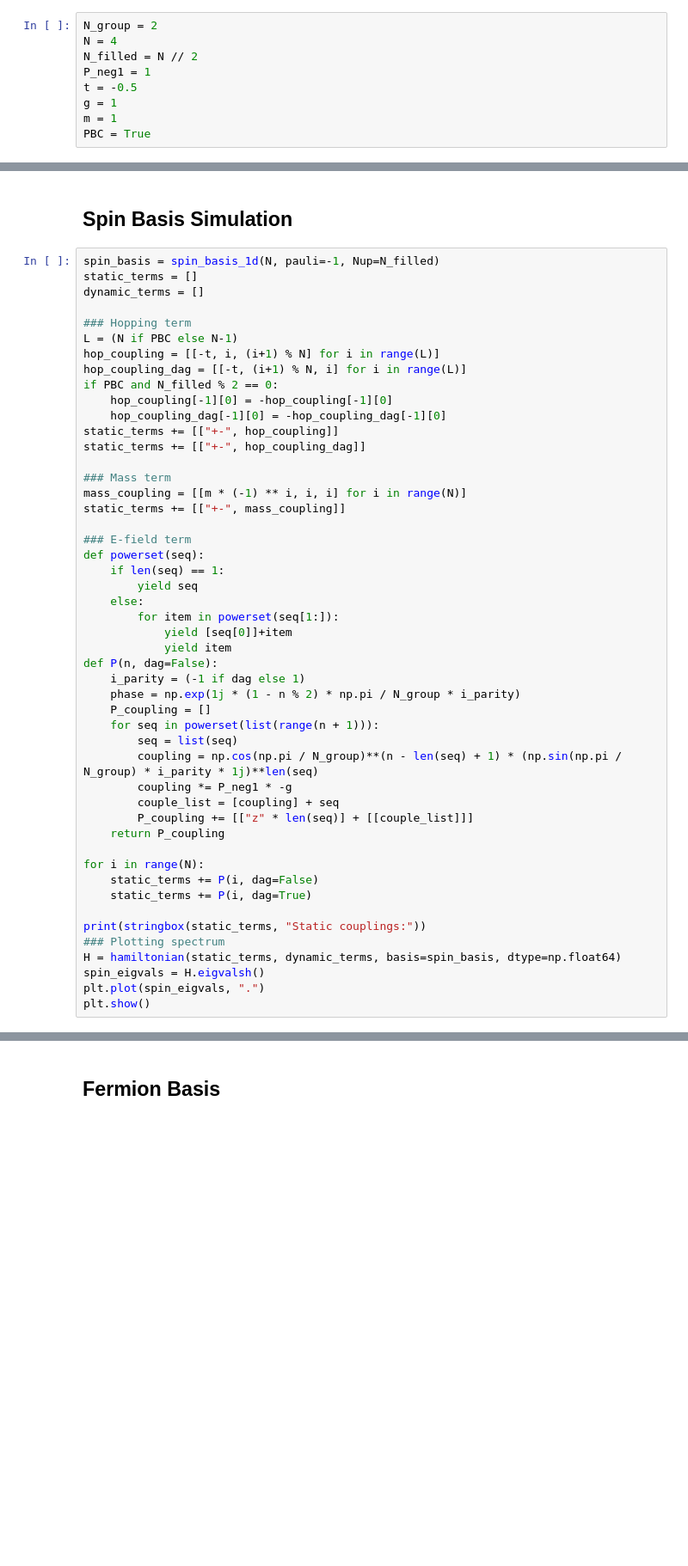
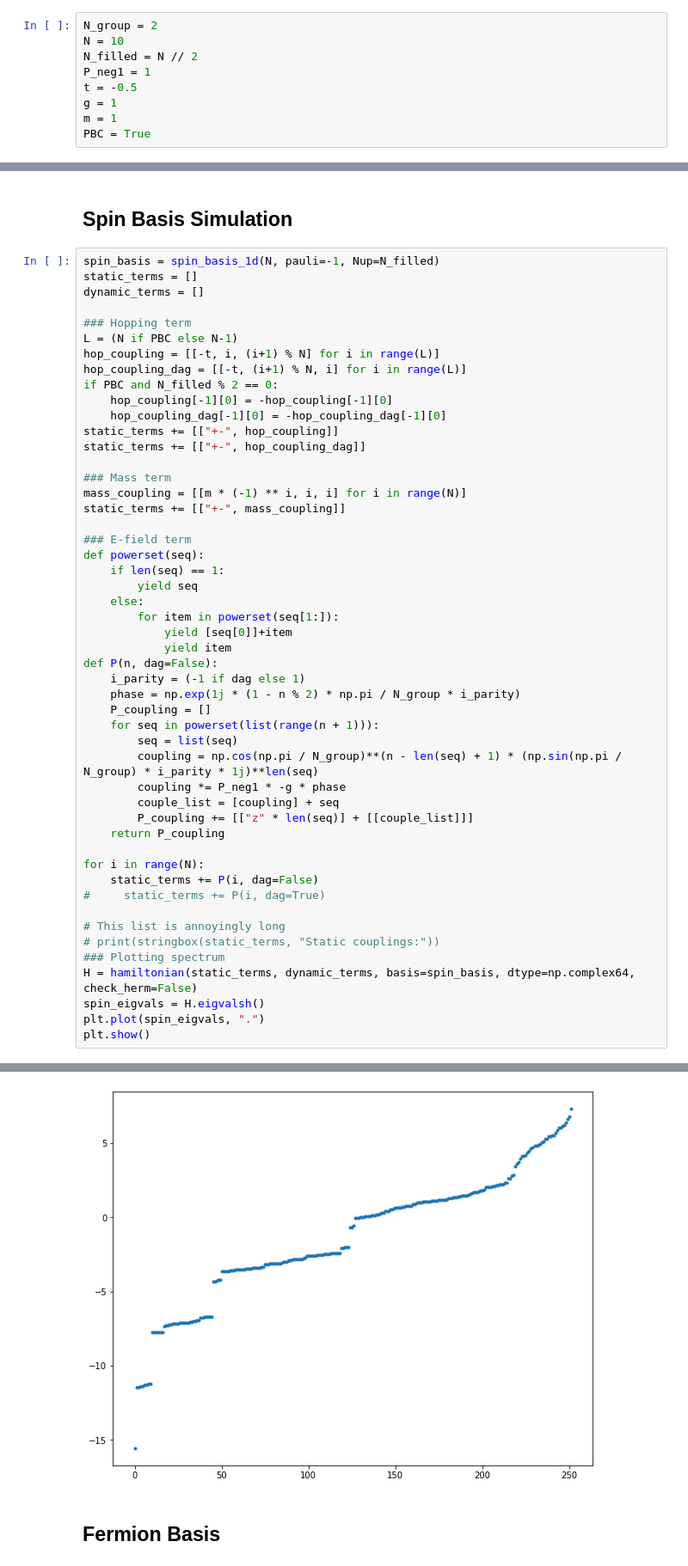
Before and after one commit to jacarolan/QuSpinLatticeFermions, a Jupyter notebook: Zn Verification.ipynb, the cells around one changed output, grey strips where cells are left out. Shown at 86% size. Saved outputs shown, nothing was run; the diff lists cells and outputs as text; blank space fills up the shorter version.

```diff
--- a/Zn Verification.ipynb
+++ b/Zn Verification.ipynb
@@ -12,7 +12,7 @@ plt.rcParams['figure.figsize'] = [10, 8]
 ## Define Constants/Helpers
 # %%
 N_group = 2
-N = 4
+N = 10
 N_filled = N // 2
 P_neg1 = 1
 t = -0.5
@@ -58,18 +58,19 @@ def P(n, dag=False):
     for seq in powerset(list(range(n + 1))):
         seq = list(seq)
         coupling = np.cos(np.pi / N_group)**(n - len(seq) + 1) * (np.sin(np.pi / N_group) * i_parity * 1j)**len(seq)
-        coupling *= P_neg1 * -g
+        coupling *= P_neg1 * -g * phase
         couple_list = [coupling] + seq
         P_coupling += [["z" * len(seq)] + [[couple_list]]]
     return P_coupling
 
 for i in range(N):
     static_terms += P(i, dag=False)
-    static_terms += P(i, dag=True)
+#     static_terms += P(i, dag=True)
 
-print(stringbox(static_terms, "Static couplings:"))
+# This list is annoyingly long
+# print(stringbox(static_terms, "Static couplings:"))
 ### Plotting spectrum
-H = hamiltonian(static_terms, dynamic_terms, basis=spin_basis, dtype=np.float64)
+H = hamiltonian(static_terms, dynamic_terms, basis=spin_basis, dtype=np.complex64, check_herm=False)
 spin_eigvals = H.eigvalsh()
 plt.plot(spin_eigvals, ".")
 plt.show()
@@ -89,3 +83,4 @@ TypeError: expecting string type for opstr
+[figure, added]
 # %% [markdown]
 ## Fermion Basis
 # %%
```
Also changed, not shown: parts of 3 cells of this notebook.
